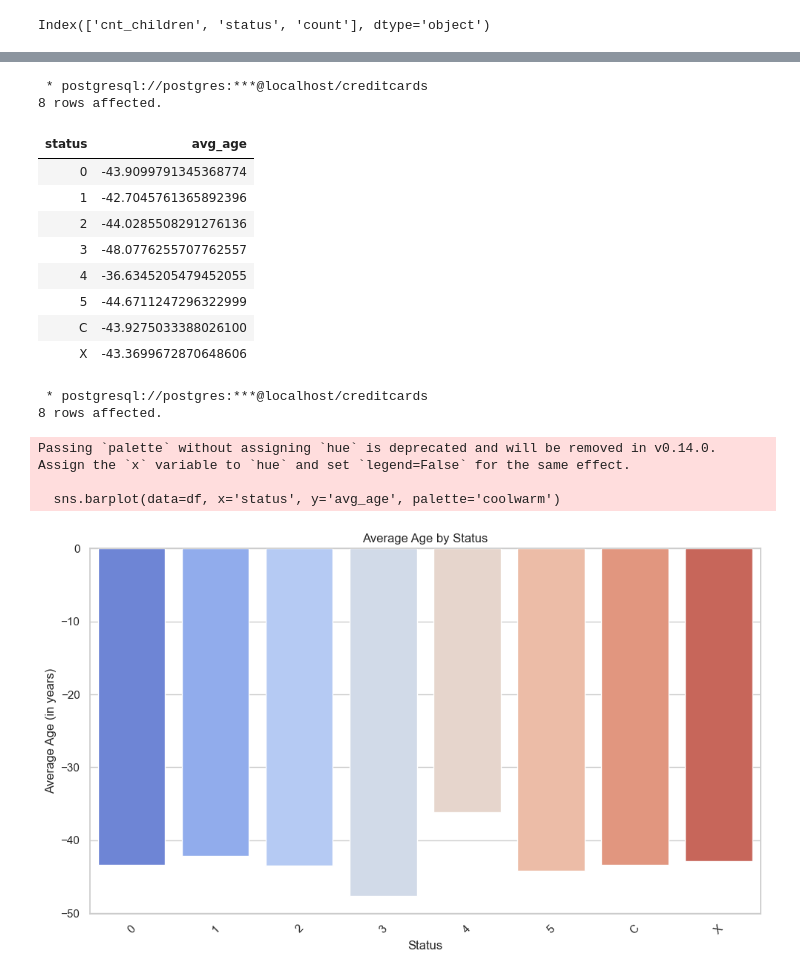
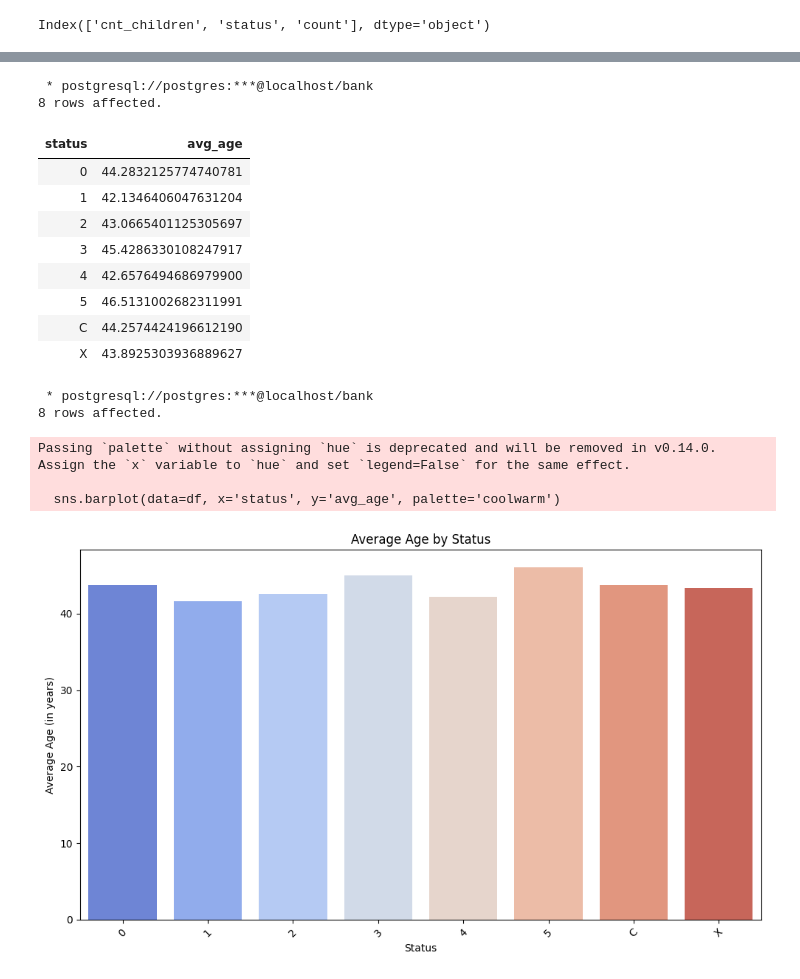
Before and after one commit to amrorabea/Credit_Cards_usingSQl, a Jupyter notebook: src/visualization.ipynb, the cells around one changed output, grey strips where cells are left out. Saved outputs shown, nothing was run; the diff lists cells and outputs as text; code cells hidden in the pictures.

Commit message:
Core of visualization fully working, Enhancement is really important

```diff
--- a/src/visualization.ipynb
+++ b/src/visualization.ipynb
@@ -302,48 +322,50 @@ ORDER BY STATUS, age_group;
 # %%
 %%sql
-SELECT STATUS, AVG(DAYS_BIRTH / 365.0) AS avg_age
-FROM creditcard_data
+SELECT STATUS, AVG(ABS(DAYS_BIRTH) / 365.0) AS avg_age
+FROM client_data
+JOIN credit_record on client_data.id = credit_record.id
 GROUP BY STATUS
-ORDER BY STATUS;
+ORDER BY STATUS
 # %% [output]
- * postgresql://postgres:***@localhost/creditcards
+ * postgresql://postgres:***@localhost/bank
 8 rows affected.
 | status | avg_age |
-| 0 | -43.9099791345368774 |
-| 1 | -42.7045761365892396 |
-| 2 | -44.0285508291276136 |
-| 3 | -48.0776255707762557 |
-| 4 | -36.6345205479452055 |
-| 5 | -44.6711247296322999 |
-| C | -43.9275033388026100 |
-| X | -43.3699672870648606 |
+| 0 | 44.2832125774740781 |
+| 1 | 42.1346406047631204 |
+| 2 | 43.0665401125305697 |
+| 3 | 45.4286330108247917 |
+| 4 | 42.6576494686979900 |
+| 5 | 46.5131002682311991 |
+| C | 44.2574424196612190 |
+| X | 43.8925303936889627 |
 # %%
 # Execute the SQL query to calculate the average age (convert days_birth to positive years)
-results = %sql SELECT STATUS, AVG(DAYS_BIRTH / 365) AS avg_age \
-    FROM creditcard_data \
-    GROUP BY STATUS \
-    ORDER BY STATUS;
+results = %sql SELECT STATUS, AVG(ABS(DAYS_BIRTH) / 365) AS avg_age \
+                FROM client_data \
+                JOIN credit_record on client_data.id = credit_record.id \
+                GROUP BY STATUS \
+                ORDER BY STATUS
 
 # Convert to pandas DataFrame for visualization
 df = results.DataFrame()
 
 # Plot the result
 plt.figure(figsize=(10, 6))
 sns.barplot(data=df, x='status', y='avg_age', palette='coolwarm')
 
 # Set plot titles and labels
 plt.title('Average Age by Status')
 plt.xlabel('Status')
 plt.ylabel('Average Age (in years)')
 
 # Show the plot
 plt.xticks(rotation=45)
 plt.tight_layout()
 plt.show()
 # %% [output]
- * postgresql://postgres:***@localhost/creditcards
+ * postgresql://postgres:***@localhost/bank
 8 rows affected.
 Passing `palette` without assigning `hue` is deprecated and will be removed in v0.14.0. Assign the `x` variable to `hue` and set `legend=False` for the same effect.
 
   sns.barplot(data=df, x='status', y='avg_age', palette='coolwarm')
-[figure, old version]
+[figure, new version]
```
Also changed, not shown: parts of 17 cells of this notebook.
